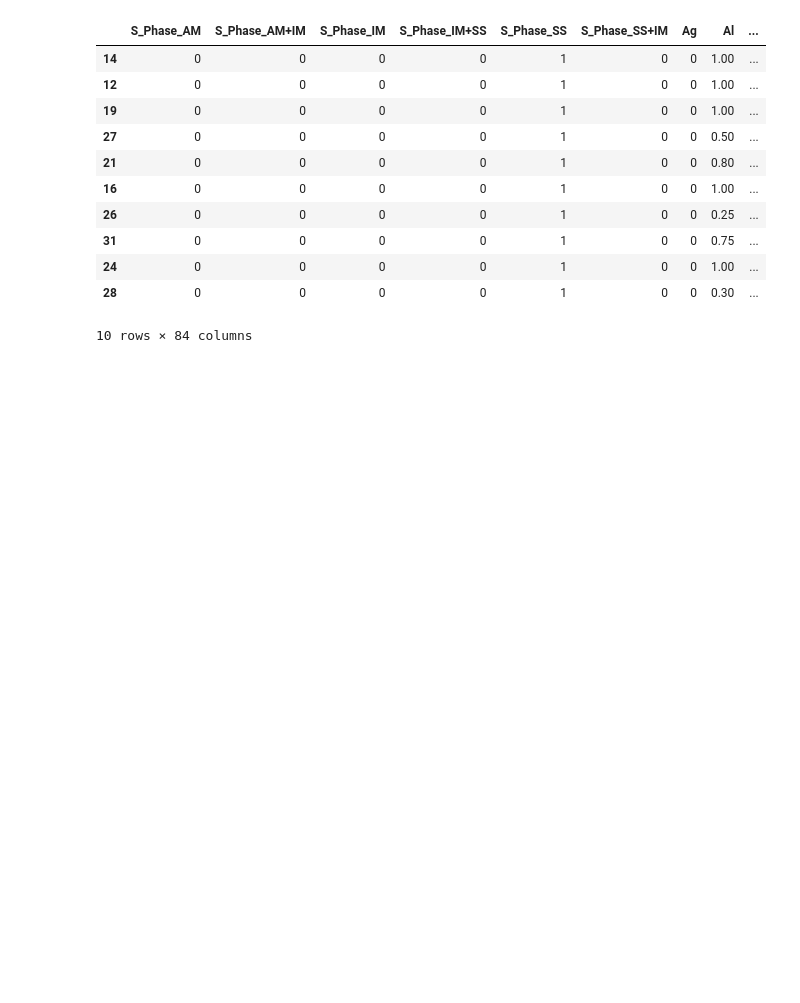
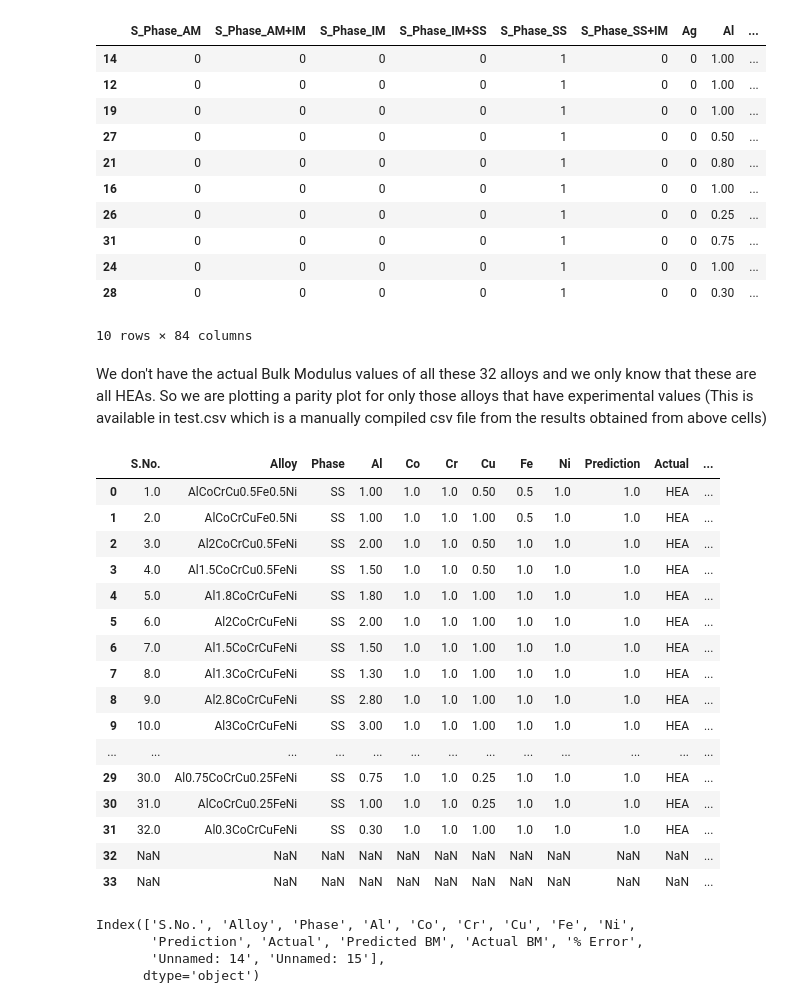
Before and after one commit to manju838/Design-of-High-Strength-HEAs-using-ML, a Jupyter notebook: HEA_New_Folder/Code_Notebooks/Random_Validation_Test.ipynb, the cells around one changed output. Drawn from its saved outputs; the diff is of its cells as text; code cells hidden in the pictures; blank space fills up the shorter version.

```diff
--- a/HEA_New_Folder/Code_Notebooks/Random_Validation_Test.ipynb
+++ b/HEA_New_Folder/Code_Notebooks/Random_Validation_Test.ipynb
@@ -161,3 +161,33 @@ test.iloc[best_10_indices] # Corresponding elemental compositions can be obtaine
 10 rows × 84 columns
 # %%
 test.iloc[best_10_indices].to_csv("../Datasets/Compositions for 10 best Bulk Modulus Values.csv")
+# %% [markdown]
+We don't have the actual Bulk Modulus values of all these 32 alloys and we only know that these are all HEAs. So we are plotting a parity plot for only those alloys that have experimental values (This is available in test.csv which is a manually compiled csv file from the results obtained from above cells)
+# %%
+test = pd.read_csv("../Datasets/test.csv")
+test
+# %% [output]
+|  | S.No. | Alloy | Phase | Al | Co | Cr | Cu | Fe | Ni | Prediction | Actual | ... |
+| 0 | 1.0 | AlCoCrCu0.5Fe0.5Ni | SS | 1.00 | 1.0 | 1.0 | 0.50 | 0.5 | 1.0 | 1.0 | HEA | ... |
+| 1 | 2.0 | AlCoCrCuFe0.5Ni | SS | 1.00 | 1.0 | 1.0 | 1.00 | 0.5 | 1.0 | 1.0 | HEA | ... |
+| 2 | 3.0 | Al2CoCrCu0.5FeNi | SS | 2.00 | 1.0 | 1.0 | 0.50 | 1.0 | 1.0 | 1.0 | HEA | ... |
+| 3 | 4.0 | Al1.5CoCrCu0.5FeNi | SS | 1.50 | 1.0 | 1.0 | 0.50 | 1.0 | 1.0 | 1.0 | HEA | ... |
+| 4 | 5.0 | Al1.8CoCrCuFeNi | SS | 1.80 | 1.0 | 1.0 | 1.00 | 1.0 | 1.0 | 1.0 | HEA | ... |
+| 5 | 6.0 | Al2CoCrCuFeNi | SS | 2.00 | 1.0 | 1.0 | 1.00 | 1.0 | 1.0 | 1.0 | HEA | ... |
+| 6 | 7.0 | Al1.5CoCrCuFeNi | SS | 1.50 | 1.0 | 1.0 | 1.00 | 1.0 | 1.0 | 1.0 | HEA | ... |
+| 7 | 8.0 | Al1.3CoCrCuFeNi | SS | 1.30 | 1.0 | 1.0 | 1.00 | 1.0 | 1.0 | 1.0 | HEA | ... |
+| 8 | 9.0 | Al2.8CoCrCuFeNi | SS | 2.80 | 1.0 | 1.0 | 1.00 | 1.0 | 1.0 | 1.0 | HEA | ... |
+| 9 | 10.0 | Al3CoCrCuFeNi | SS | 3.00 | 1.0 | 1.0 | 1.00 | 1.0 | 1.0 | 1.0 | HEA | ... |
+| ... | ... | ... | ... | ... | ... | ... | ... | ... | ... | ... | ... | ... |
+| 29 | 30.0 | Al0.75CoCrCu0.25FeNi | SS | 0.75 | 1.0 | 1.0 | 0.25 | 1.0 | 1.0 | 1.0 | HEA | ... |
+| 30 | 31.0 | AlCoCrCu0.25FeNi | SS | 1.00 | 1.0 | 1.0 | 0.25 | 1.0 | 1.0 | 1.0 | HEA | ... |
+| 31 | 32.0 | Al0.3CoCrCuFeNi | SS | 0.30 | 1.0 | 1.0 | 1.00 | 1.0 | 1.0 | 1.0 | HEA | ... |
+| 32 | NaN | NaN | NaN | NaN | NaN | NaN | NaN | NaN | NaN | NaN | NaN | ... |
+| 33 | NaN | NaN | NaN | NaN | NaN | NaN | NaN | NaN | NaN | NaN | NaN | ... |
+# %%
+test.columns
+# %% [output]
+Index(['S.No.', 'Alloy', 'Phase', 'Al', 'Co', 'Cr', 'Cu', 'Fe', 'Ni',
+       'Prediction', 'Actual', 'Predicted BM', 'Actual BM', '% Error',
+       'Unnamed: 14', 'Unnamed: 15'],
+      dtype='object')
```
Also changed, not shown: parts of 2 cells of this notebook, 1 other file.
